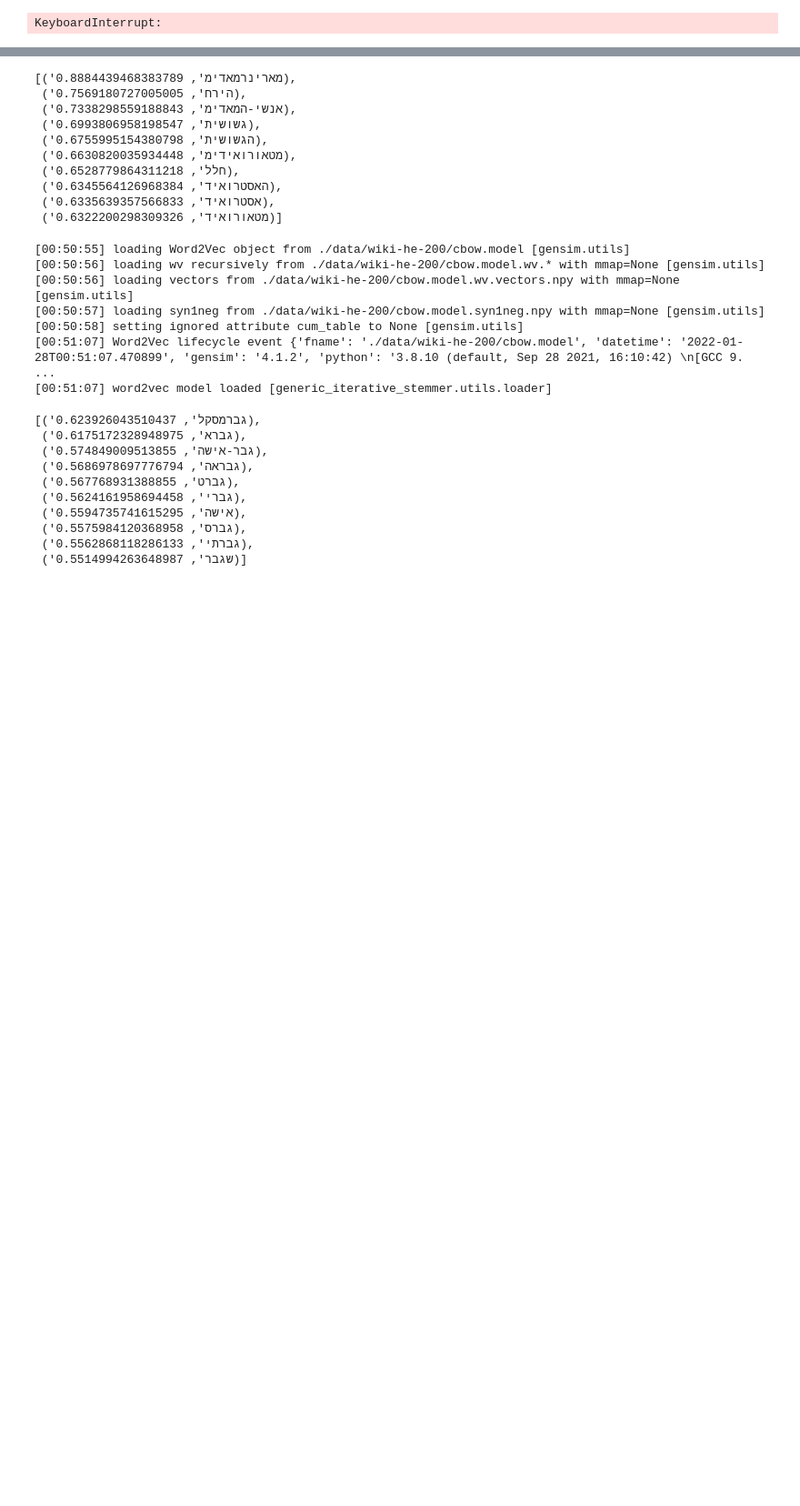
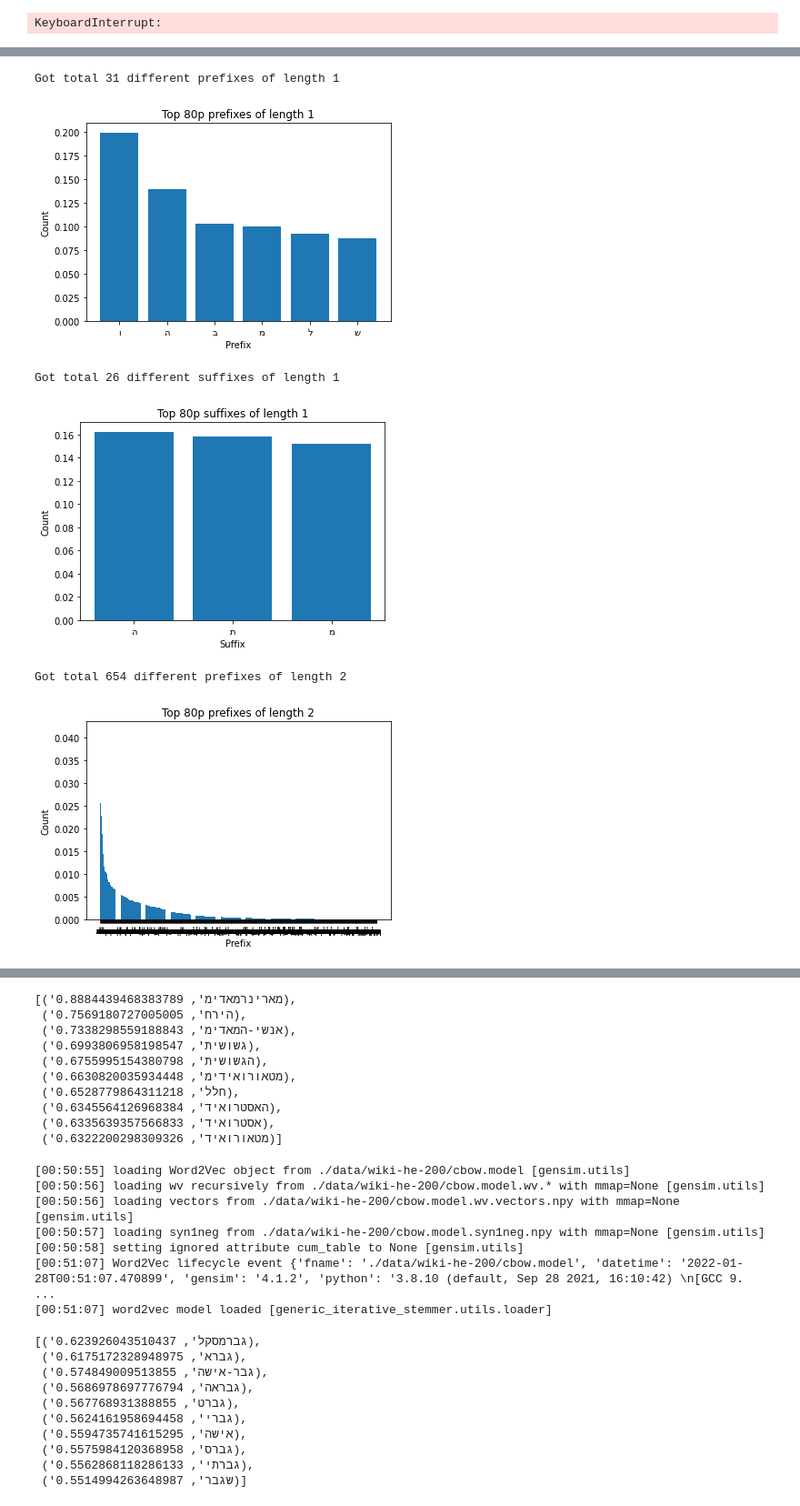
Before and after one commit to asaf-kali/generic-iterative-stemmer, a Jupyter notebook: notebooks/stemming.ipynb, the cells around one changed output, grey strips where cells are left out. Shown: that part at 91% size. Cells and saved outputs as stored; diff of their text form; code cells hidden in the pictures; blank space fills up the shorter version.

```diff
--- a/notebooks/stemming.ipynb
+++ b/notebooks/stemming.ipynb
@@ -28,9 +28,9 @@ log = logging.getLogger(__name__)
 # %%
-corpus_name = "wiki-he-cbow-150"
-# corpus_name = "wiki-he-ft-150"
+# corpus_name = "wiki-he-cbow-150"
+corpus_name = "wiki-he-ft-150"
 corpus_folder = get_path(corpus_name)
-trainer = Word2VecStemmingTrainer.load_from_state_file(corpus_folder=corpus_folder)
-# trainer = FastTextStemmingTrainer.load_from_state_file(corpus_folder=corpus_folder)
+# trainer = Word2VecStemmingTrainer.load_from_state_file(corpus_folder=corpus_folder)
+trainer = FastTextStemmingTrainer.load_from_state_file(corpus_folder=corpus_folder)
 # %%
 # trainer.train()
 # %% [output]
@@ -44,0 +48,72 @@ model = trainer.get_stemmed_keyed_vectors()
+# %%
+from typing import TypeVar, Dict
+import numpy as np
+
+T = TypeVar("T")
+
+
+def hist(elements: List[T]) -> Dict[T, float]:
+    histogram = {element: 0 for element in elements}
+    for element in elements:
+        histogram[element] += 1
+    histogram = dict(sorted(histogram.items(), key=lambda x: x[1], reverse=True))
+    histogram = {k: v / len(elements) for k, v in histogram.items()}
+    return histogram
+
+
+def plot_histogram(histogram: Dict[T, int], title: str, x_label: str, y_label: str):
+    import matplotlib.pyplot as plt
+    import numpy as np
+
+    x = np.arange(len(histogram))
+    y = [histogram[k] for k in histogram.keys()]
+    plt.bar(x, y)
+    plt.xticks(x, [k for k in histogram.keys()])
+    plt.title(title)
+    plt.xlabel(x_label)
+    plt.ylabel(y_label)
+    plt.show()
+
+
+stem_dict = model.stem_dict
+
+percentile = 80
+
+
+def find_common_affix(affixes: List[str], affix_type: str, affix_length: int):
+    histogram = hist(affixes)
+    print(f"Got total {len(histogram)} different {affix_type}es of length {affix_length}")
+    # values = np.array(list(histogram.values()))
+    # threshold = np.percentile(values, q=percentile)
+    # top = {key: value for key, value in histogram.items() if value >= threshold}
+    # top = dict(sorted(histogram.items(), key=lambda x: x[1], reverse=True)[:10])
+    as_list = list(histogram.items())
+    max_drop_factor = 1.64  # Need to automatically find this based on the data
+    top = {}
+    for i in range(len(as_list) - 1):
+        current_item, next_item = as_list[i], as_list[i + 1]
+        k1, v1 = current_item
+        k2, v2 = next_item
+        top[k1] = v1
+        if v1 / v2 >= max_drop_factor:
+            break
+    # top = dict(as_list[i] for i in range(len(as_list) - 1) if as_list[i][1] >= drop_factor * as_list[i][1])
+    # print(f"{len(top)} most common {affix_type.lower()}es of size {affix_length} for stemmed words:")
+    # print(top)
+    plot_histogram(top, f"Top {percentile}p {affix_type.lower()}es of length {affix_length}", affix_type.title(),
+                   "Count")
+
+
+for i in range(1, 3):
+    print("\n\n")
+    prefixes = np.array([inflection[:i] for inflection in stem_dict.keys()])
+    suffixes = np.array([inflection[-i:] for inflection in stem_dict.keys()])
+    find_common_affix(prefixes, "prefix", i)
+    find_common_affix(suffixes, "suffix", i)
+# %% [output]
+Got total 31 different prefixes of length 1
+[figure, added]
+Got total 26 different suffixes of length 1
+[figure, added]
+Got total 654 different prefixes of length 2
+[figure, added]
```
Also changed, not shown: parts of 4 cells of this notebook, 5 other files.
